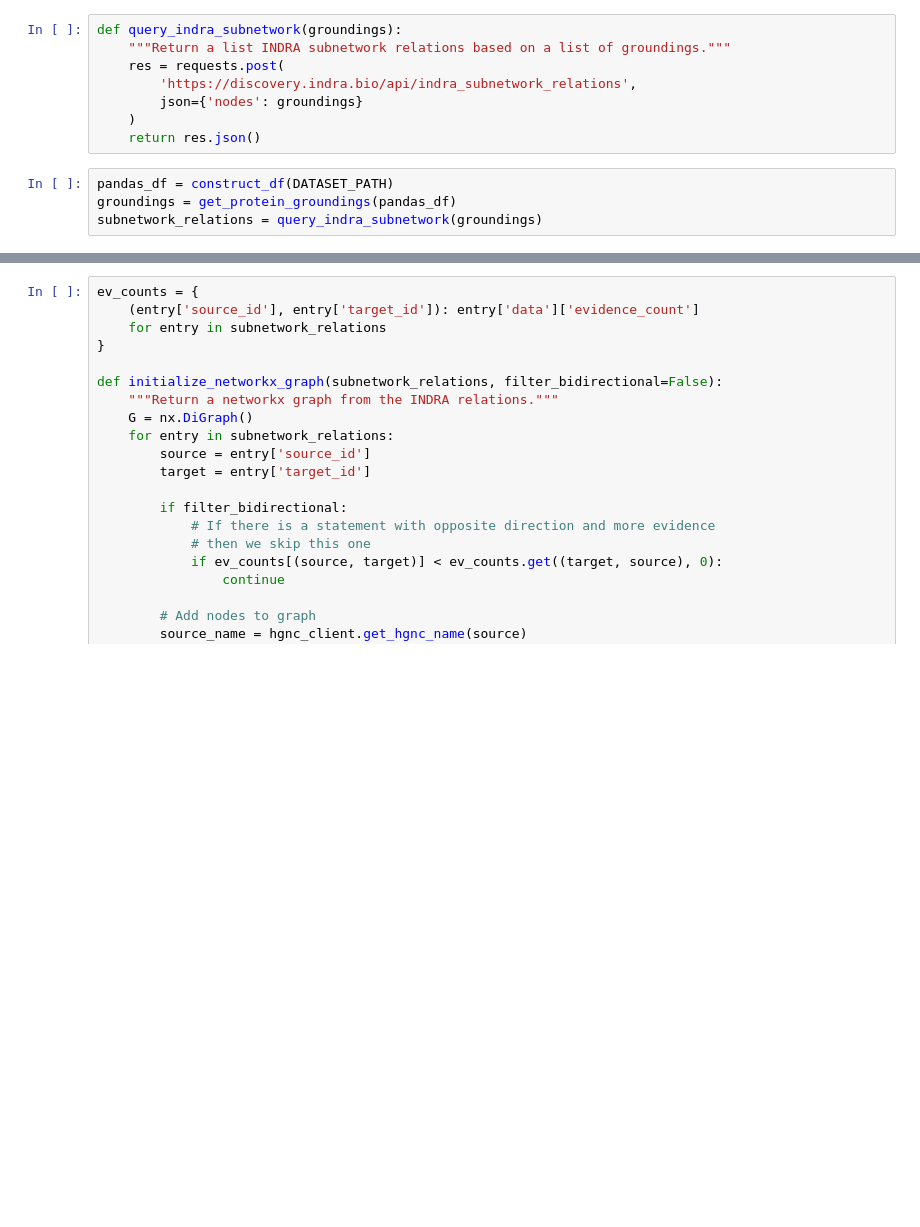
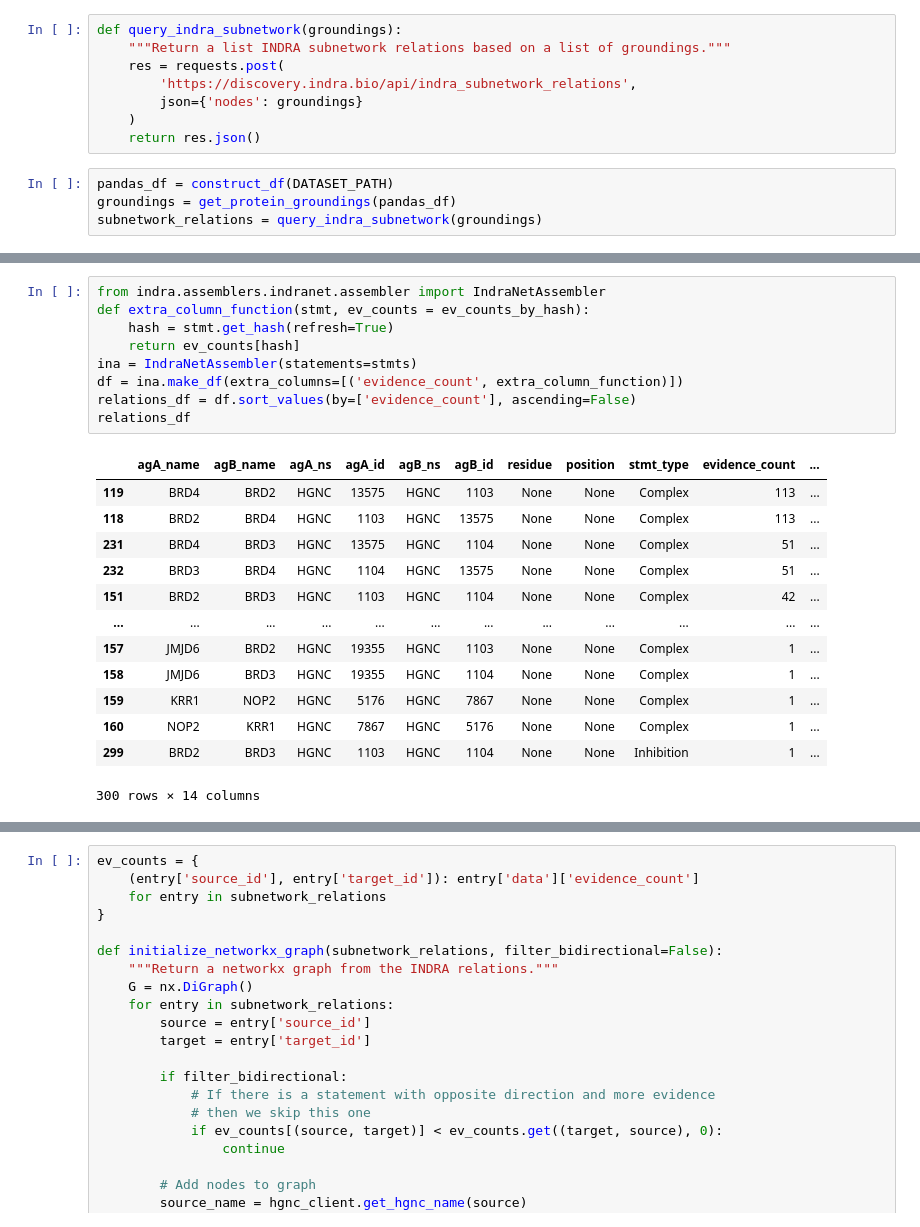
Before and after one commit to gyorilab/indra_may_institute, a Jupyter notebook: main.ipynb, the cells around one changed output, grey strips where cells are left out. Cells and saved outputs as stored; diff of their text form; blank space fills up the shorter version.

```diff
--- a/main.ipynb
+++ b/main.ipynb
@@ -82,0 +502,23 @@ subnetwork_relations[4]
+# %%
+from indra.assemblers.indranet.assembler import IndraNetAssembler
+def extra_column_function(stmt, ev_counts = ev_counts_by_hash):
+    hash = stmt.get_hash(refresh=True)
+    return ev_counts[hash]
+ina = IndraNetAssembler(statements=stmts)
+df = ina.make_df(extra_columns=[('evidence_count', extra_column_function)])
+relations_df = df.sort_values(by=['evidence_count'], ascending=False)
+relations_df
+# %% [output]
+|  | agA_name | agB_name | agA_ns | agA_id | agB_ns | agB_id | residue | position | stmt_type | evidence_count | ... |
+| 119 | BRD4 | BRD2 | HGNC | 13575 | HGNC | 1103 | None | None | Complex | 113 | ... |
+| 118 | BRD2 | BRD4 | HGNC | 1103 | HGNC | 13575 | None | None | Complex | 113 | ... |
+| 231 | BRD4 | BRD3 | HGNC | 13575 | HGNC | 1104 | None | None | Complex | 51 | ... |
+| 232 | BRD3 | BRD4 | HGNC | 1104 | HGNC | 13575 | None | None | Complex | 51 | ... |
+| 151 | BRD2 | BRD3 | HGNC | 1103 | HGNC | 1104 | None | None | Complex | 42 | ... |
+| ... | ... | ... | ... | ... | ... | ... | ... | ... | ... | ... | ... |
+| 157 | JMJD6 | BRD2 | HGNC | 19355 | HGNC | 1103 | None | None | Complex | 1 | ... |
+| 158 | JMJD6 | BRD3 | HGNC | 19355 | HGNC | 1104 | None | None | Complex | 1 | ... |
+| 159 | KRR1 | NOP2 | HGNC | 5176 | HGNC | 7867 | None | None | Complex | 1 | ... |
+| 160 | NOP2 | KRR1 | HGNC | 7867 | HGNC | 5176 | None | None | Complex | 1 | ... |
+| 299 | BRD2 | BRD3 | HGNC | 1103 | HGNC | 1104 | None | None | Inhibition | 1 | ... |
+300 rows × 14 columns
```
Also changed, not shown: parts of 60 cells of this notebook, 3 other files.
